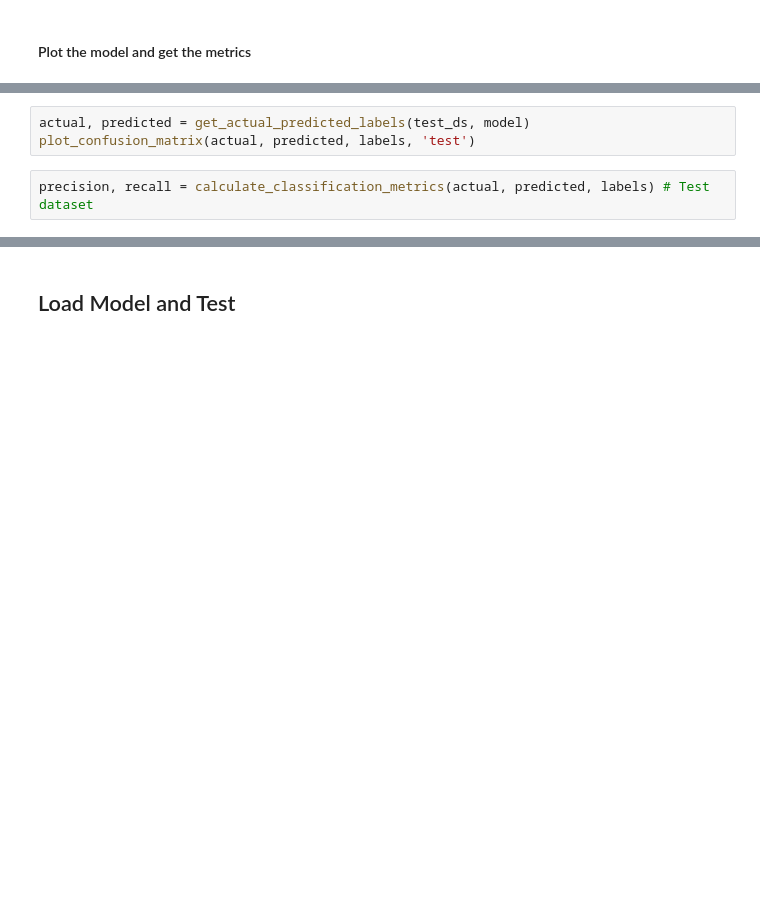
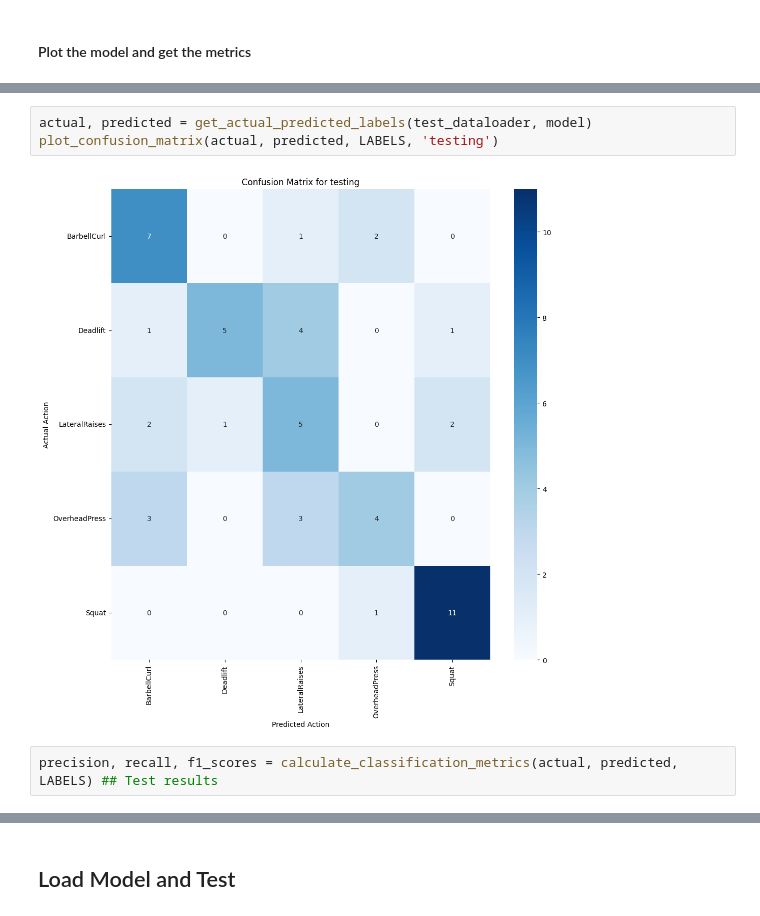
Before and after one commit to HuuuWasabe/ProjectDesign29, a Jupyter notebook: WinningDesign/WinningDesign.ipynb, the cells around one changed output, grey strips where cells are left out. Saved outputs shown, nothing was run; the diff lists cells and outputs as text; blank space fills up the shorter version.

```diff
--- a/WinningDesign/WinningDesign.ipynb
+++ b/WinningDesign/WinningDesign.ipynb
@@ -699,7 +788,9 @@ TypeError: can't convert cuda:0 device type tensor to numpy. Use Tensor.cpu() to
 # %%
-actual, predicted = get_actual_predicted_labels(test_ds, model)
-plot_confusion_matrix(actual, predicted, labels, 'test')
+actual, predicted = get_actual_predicted_labels(test_dataloader, model)
+plot_confusion_matrix(actual, predicted, LABELS, 'testing')
+# %% [output]
+[figure, added]
 # %%
-precision, recall = calculate_classification_metrics(actual, predicted, labels) # Test dataset
+precision, recall, f1_scores = calculate_classification_metrics(actual, predicted, LABELS) ## Test results
 # %%
 precision
```
Also changed, not shown: parts of 39 cells of this notebook.
